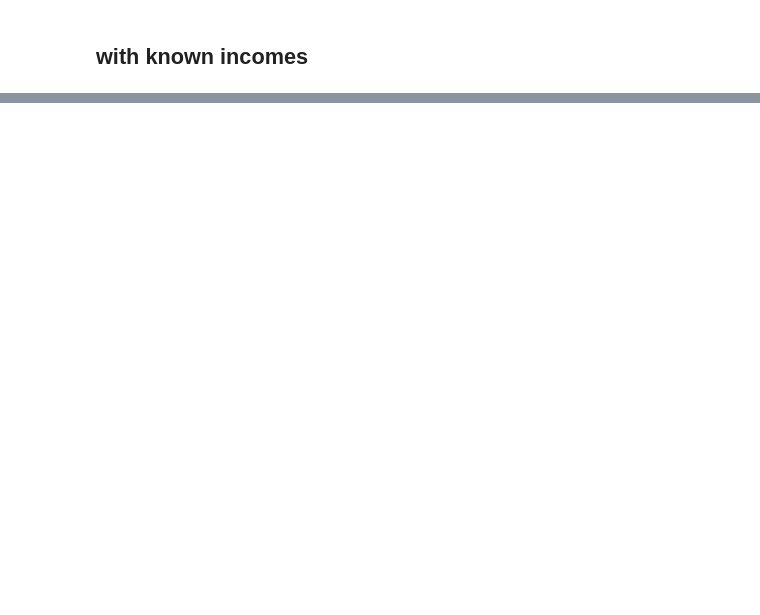
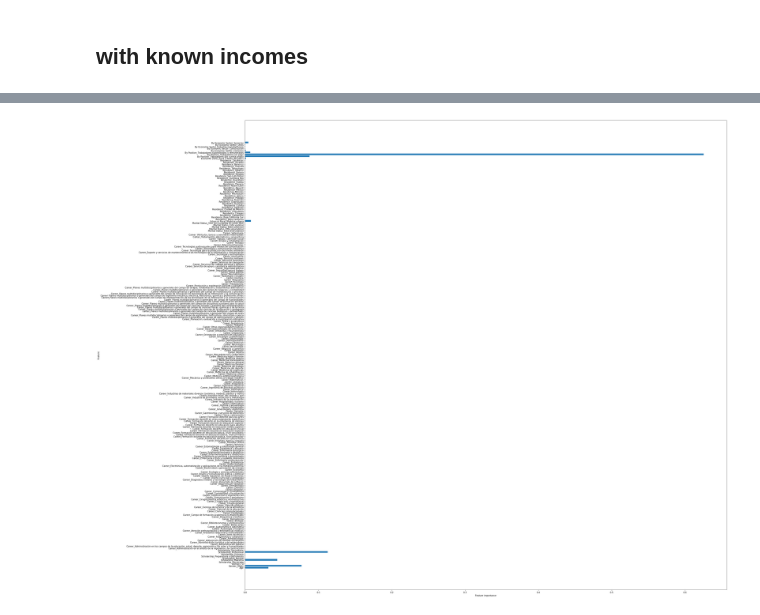
Before and after one commit to Limonada24/Capstone_Apprenticeship, a Jupyter notebook: Drafts - Models Regression and Classification.ipynb, the cells around one changed output, grey strips where cells are left out. Saved outputs shown, nothing was run; the diff lists cells and outputs as text; code cells hidden in the pictures; blank space fills up the shorter version.

Commit message:
Model Exploration

```diff
--- a/Drafts - Models Regression and Classification.ipynb
+++ b/Drafts - Models Regression and Classification.ipynb
@@ -7,8 +7,13 @@ from sklearn import metrics
 from sklearn.metrics import r2_score
 from sklearn.preprocessing import MinMaxScaler
 
-dummy_employed = pd.read_csv('dummy_employed.csv')
-dummy_wk_incomes = pd.read_csv('dummy_wk_incomes.csv')
+import matplotlib.pyplot as plt
+from sklearn.metrics import accuracy_score, confusion_matrix, classification_report
+from sklearn.tree import DecisionTreeClassifier
+from sklearn.ensemble import BaggingClassifier, RandomForestClassifier
+
+dummy_employed = pd.read_csv('Data/dummy_employed.csv')
+dummy_wk_incomes = pd.read_csv('Data/dummy_wk_incomes.csv')
 # %%
 y = dummy_employed['Monthly Income']
 X = dummy_employed.drop(columns=['Monthly Income'], axis=1)
@@ -260,0 +316,18 @@ Accuracy:  0.858159029008118
+# %%
+target = wk_incomes['Income Level']
+data = wk_incomes.drop(columns=['Monthly Income', 'Income Level'], axis=1)
+
+
+rel_columns = ['Age','Gender', 'Literacy', 'Scholarship','Career', 'Marital Status', 'Urban or Rural', 'Residence','Economic Zone', 'By Position','By Economic Sector']
+data = pd.get_dummies(data[rel_columns], drop_first=True, dtype=float)
+
+scaler = MinMaxScaler()
+data=pd.DataFrame(scaler.fit_transform(data),
+            columns=data.columns, index=data.index)
+
+data_train, data_test, target_train, target_test = train_test_split(data, target,
+                                                                    test_size = 0.25, random_state=123)
+
+# Instantiate and fit a DecisionTreeClassifier
+tree_clf = DecisionTreeClassifier(criterion='gini', max_depth=5)
+tree_clf.fit(data_train, target_train)
@@ -260,0 +357,12 @@ Accuracy:  0.858159029008118
+# %%
+def plot_feature_importances(model):
+    n_features = data_train.shape[1]
+    plt.figure(figsize=(40,40))
+    plt.barh(range(n_features), model.feature_importances_, align='center')
+    plt.yticks(np.arange(n_features), data_train.columns.values)
+    plt.xlabel('Feature importance')
+    plt.ylabel('Feature')
+
+plot_feature_importances(tree_clf)
+# %% [output]
+[figure, added]
```
Also changed, not shown: parts of 48 cells of this notebook, 2 other files.
